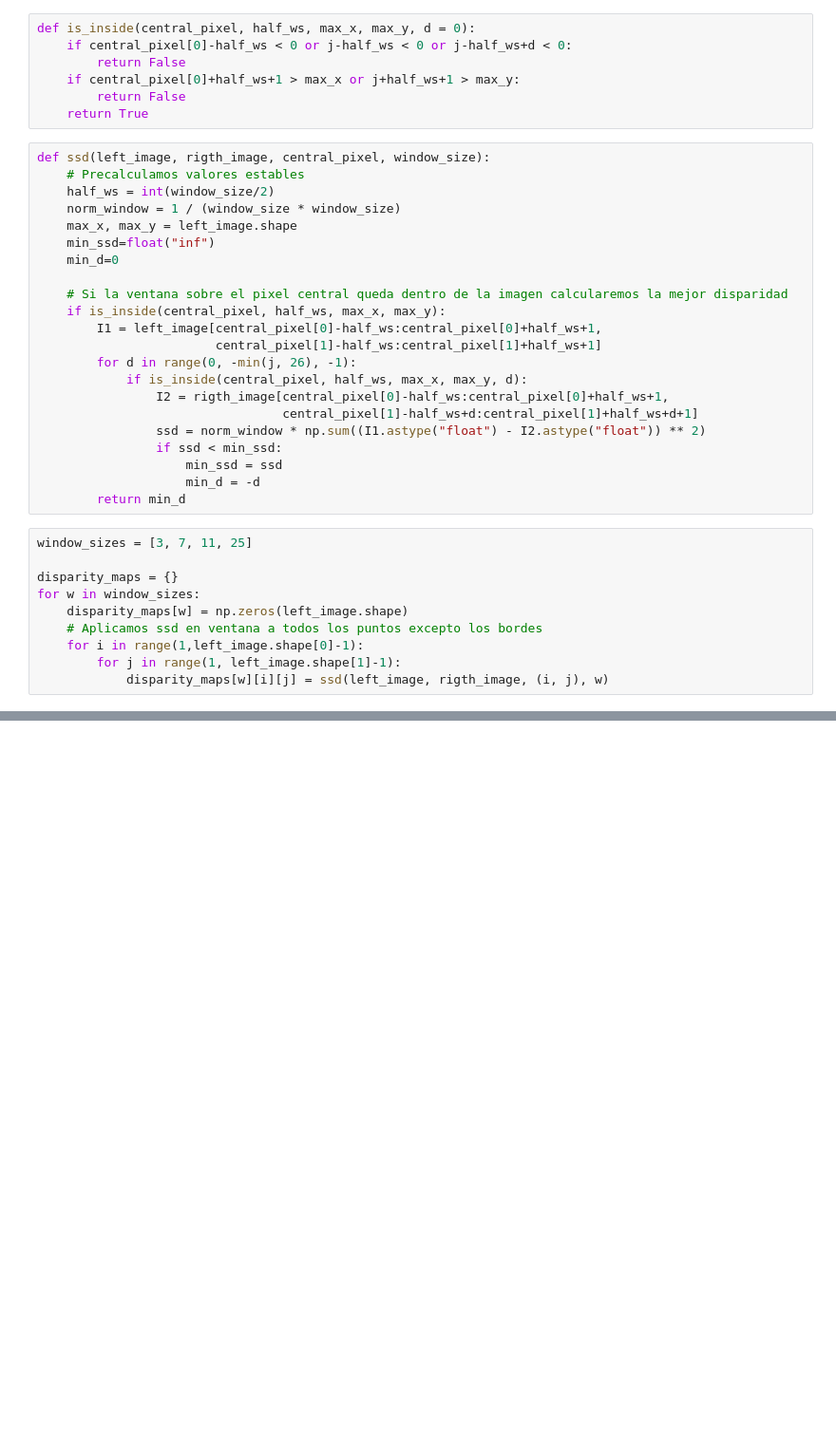
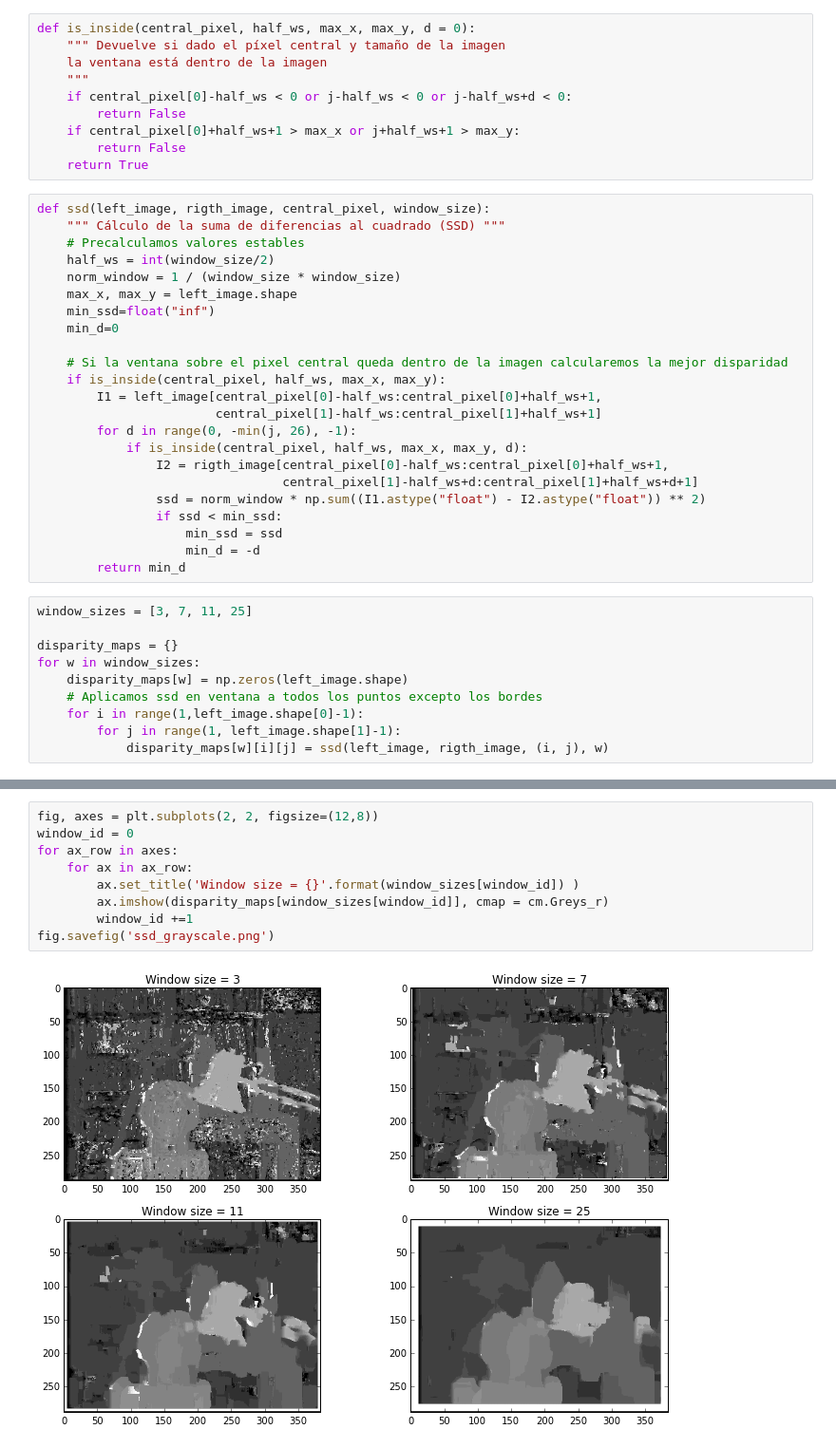
Before and after one commit to maigimenez/vpc, a Jupyter notebook: practica_2/Stereo depth map.ipynb, the cells around one changed output, grey strips where cells are left out. Shown: that part at 95% size. Cells and saved outputs as stored; diff of their text form; blank space fills up the shorter version.

```diff
--- a/practica_2/Stereo depth map.ipynb
+++ b/practica_2/Stereo depth map.ipynb
@@ -25,5 +27,8 @@ ax2.imshow(rigth_image, cmap = cm.Greys_r)
 # %%
 def is_inside(central_pixel, half_ws, max_x, max_y, d = 0):
+    """ Devuelve si dado el píxel central y tamaño de la imagen
+    la ventana está dentro de la imagen
+    """
     if central_pixel[0]-half_ws < 0 or j-half_ws < 0 or j-half_ws+d < 0:
         return False
     if central_pixel[0]+half_ws+1 > max_x or j+half_ws+1 > max_y:
@@ -31,6 +36,7 @@ def is_inside(central_pixel, half_ws, max_x, max_y, d = 0):
     return True
 # %%
 def ssd(left_image, rigth_image, central_pixel, window_size):
+    """ Cálculo de la suma de diferencias al cuadrado (SSD) """
     # Precalculamos valores estables
     half_ws = int(window_size/2)
     norm_window = 1 / (window_size * window_size)
@@ -86,3 +70,14 @@ ax2.imshow(disparity_maps[25], cmap = cm.Greys_r)
+# %%
+fig, axes = plt.subplots(2, 2, figsize=(12,8))
+window_id = 0
+for ax_row in axes:
+    for ax in ax_row:
+        ax.set_title('Window size = {}'.format(window_sizes[window_id]) )
+        ax.imshow(disparity_maps[window_sizes[window_id]], cmap = cm.Greys_r)
+        window_id +=1
+fig.savefig('ssd_grayscale.png')
+# %% [output]
+[figure, added]
 # %%
 def znssd(left_image, rigth_image, central_pixel, window_size):
     # Precalculamos valores estables
```
Also changed, not shown: parts of 8 cells of this notebook.
